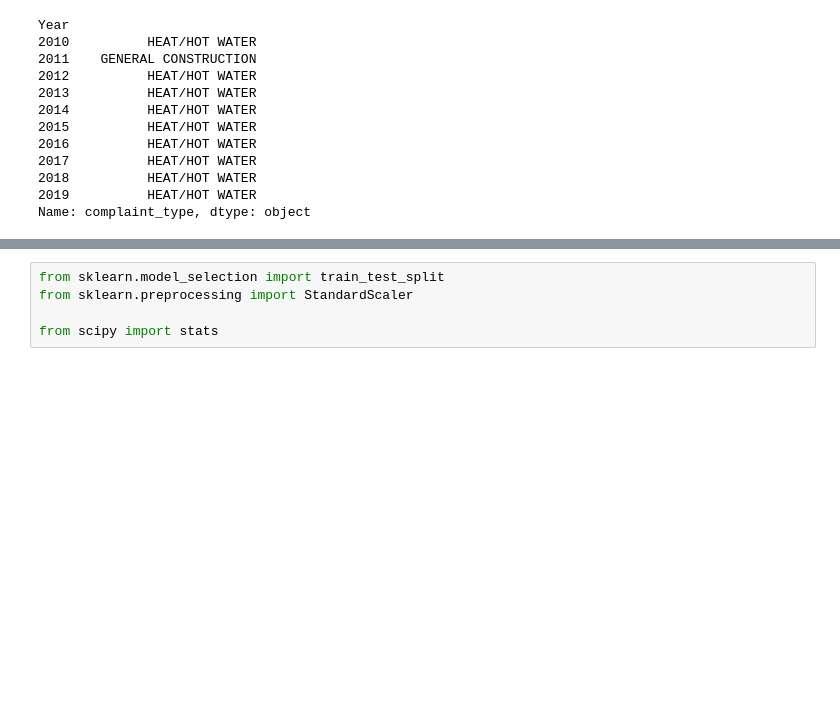
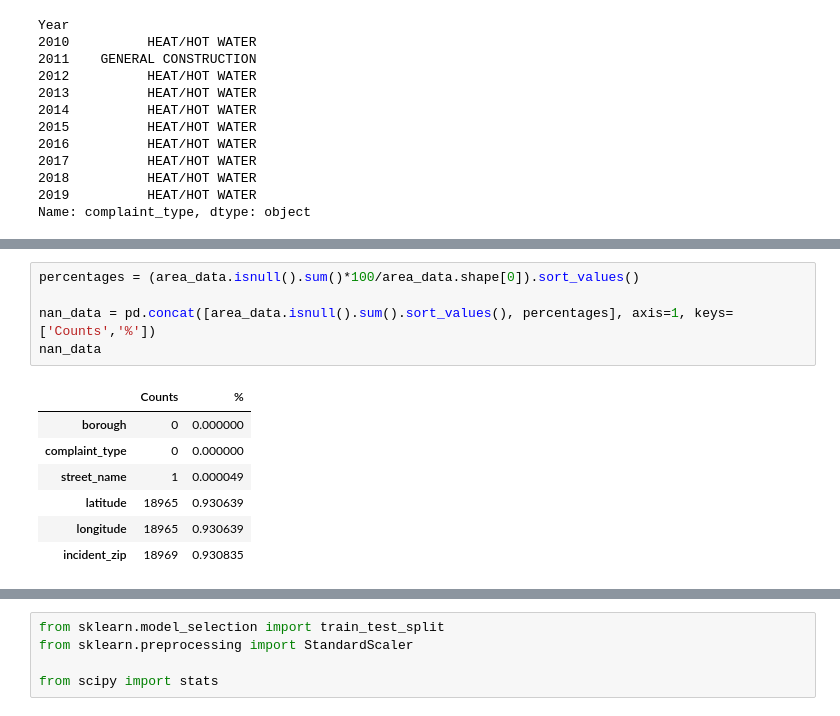
Before and after one commit to ram-polisetti/DataScience, a Jupyter notebook: nyc-311-request-analysis.ipynb, the cells around one changed output, grey strips where cells are left out. Drawn from its saved outputs; the diff is of its cells as text; blank space fills up the shorter version.

```diff
--- a/nyc-311-request-analysis.ipynb
+++ b/nyc-311-request-analysis.ipynb
@@ -308,0 +336,13 @@ it looks like "HEAT/HOT WATER" is the most common complaint type for all years f
+# %%
+percentages = (area_data.isnull().sum()*100/area_data.shape[0]).sort_values()
+
+nan_data = pd.concat([area_data.isnull().sum().sort_values(), percentages], axis=1, keys=['Counts','%'])
+nan_data
+# %% [output]
+|  | Counts | % |
+| borough | 0 | 0.000000 |
+| complaint_type | 0 | 0.000000 |
+| street_name | 1 | 0.000049 |
+| latitude | 18965 | 0.930639 |
+| longitude | 18965 | 0.930639 |
+| incident_zip | 18969 | 0.930835 |
```
Also changed, not shown: parts of 6 cells of this notebook.
